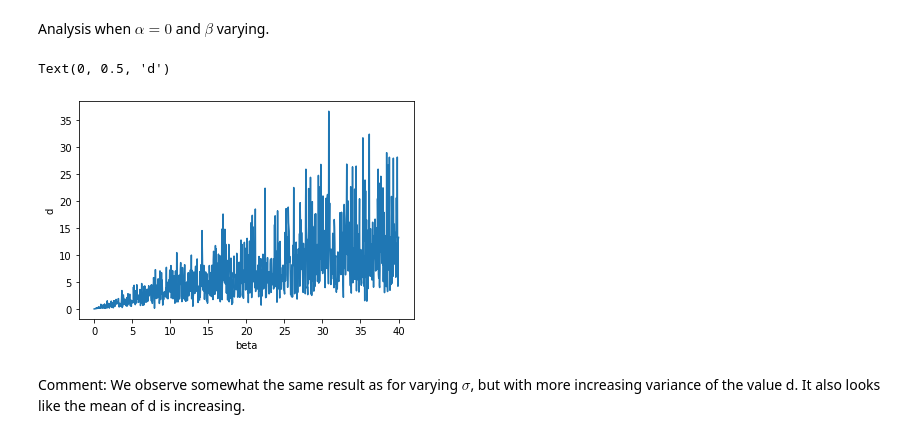
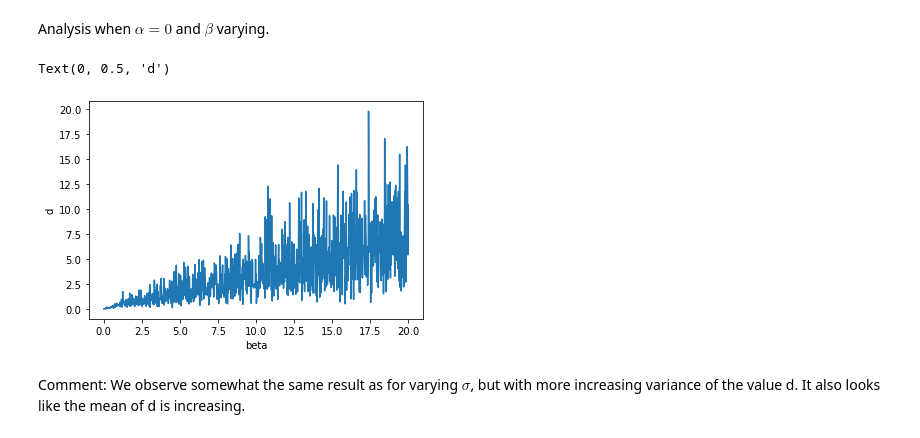
Before and after one commit to petteska/TTK4260-Imuda, a Jupyter notebook: Assignments/Mutlivariat Assignment 1.ipynb, the cells around one changed output. Cells and saved outputs as stored; diff of their text form; code cells hidden in the pictures.

```diff
--- a/Assignments/Mutlivariat Assignment 1.ipynb
+++ b/Assignments/Mutlivariat Assignment 1.ipynb
@@ -155,29 +155,29 @@ Analysis when $\alpha = 0$ and $\beta$ varying.
 # %%
 alpha = 0
 
-beta_space = np.linspace(0,40,1000)
+beta_space = np.linspace(0,20,1000)
 
 sigma = 1
 
 e = np.array([genNoise(alpha, N, mean, sigma, beta, magnitude) for beta in beta_space])
 
 y = yreal + e
 
 u_transpose_dot_y = np.array([np.dot(u_tensor.T,y_i) for y_i in y])
 
 est_params = np.array([np.dot(u_transpose_dot_u_inv,elt) for elt in u_transpose_dot_y]) # Calculate equation
 
 est_params = est_params.tolist() # Format parameters to list
 
 d = np.array([distance.euclidean(theta, elt) for elt in est_params])
 
 plt.figure()
 plt.plot(beta_space,d)
 plt.xlabel('beta')
 plt.ylabel('d')
 # %% [output]
 Text(0, 0.5, 'd')
-[figure, old version]
+[figure, new version]
 # %% [markdown]
 Comment: We observe somewhat the same result as for varying $\sigma$, but with more increasing variance of the value d. It also looks like the mean of d is increasing.
 # %%
```
Also changed, not shown: parts of 3 cells of this notebook.
